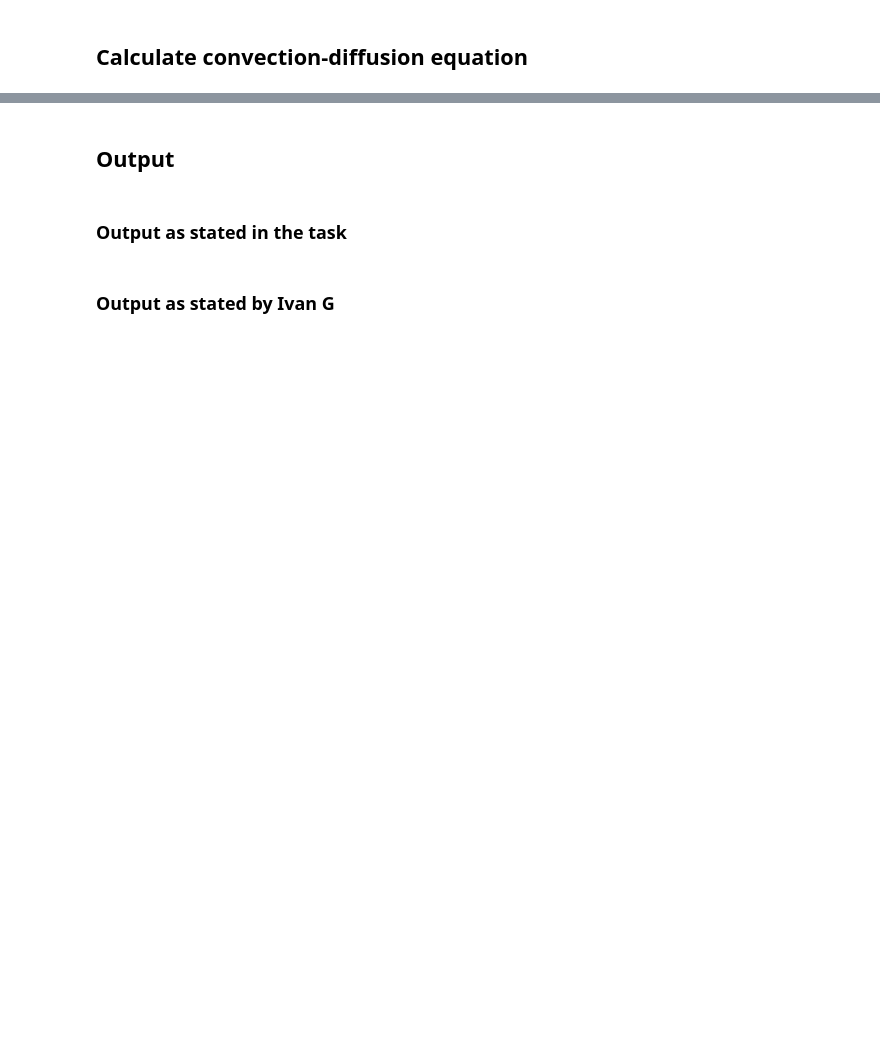
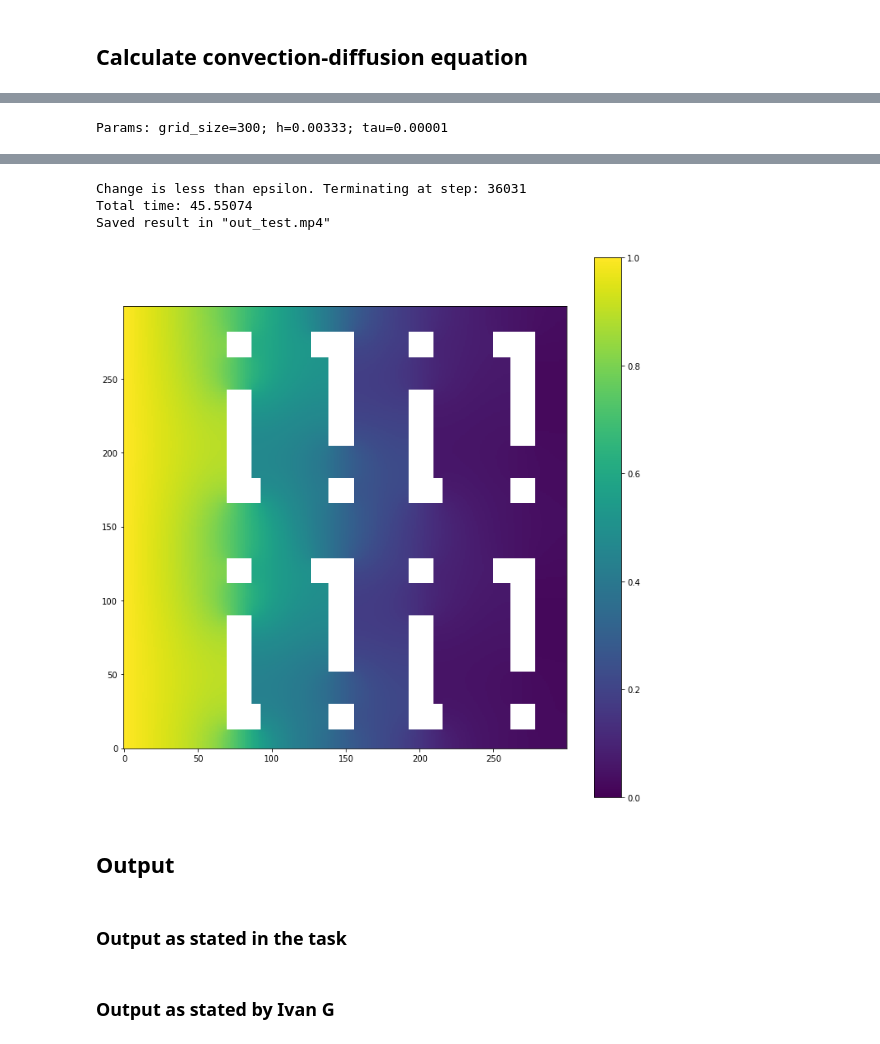
Before and after one commit to kzvdar42/NM_convection_diffusion, a Jupyter notebook: NM-Project.ipynb, the cells around one changed output, grey strips where cells are left out. Cells and saved outputs as stored; diff of their text form; code cells hidden in the pictures; blank space fills up the shorter version.

```diff
--- a/NM-Project.ipynb
+++ b/NM-Project.ipynb
@@ -198,0 +181,42 @@ Change is less than epsilon. Terminating at step: 36035
+# %%
+# Given parameters
+k = 0.5
+lambda_x = 1
+lambda_y = 0
+# Changeable parameters
+grid_scale = 3  # default grid is 100, better to scale by order of 3
+n_iters = int(1e4 * 5)
+eps = 10e-6
+tau_coeff = 1
+save_video =True
+video_path = 'out_test.mp4' # If you get error about ffmpeg, change to `.gif` (may help)
+
+# Create figure in order to be able to save a video.
+fig = plt.figure()
+
+start = time.time()
+# Create du map. (True in places where du/dt = 0)
+du_map = create_du_map(grid_scale)
+
+# Solve.
+u_res, ims = convDiff(k, lambda_x, lambda_y, n_iters,
+                du_map, eps, tau_coeff=tau_coeff,
+                save_video=save_video)
+end = time.time()
+print(f'Total time: {end - start:.5f}')
+
+# Save video.
+if save_video:
+    plt.colorbar()
+    ani = animation.ArtistAnimation(fig, ims, interval=100, blit=True, repeat_delay=1000)
+    ani.save(video_path)
+    print(f'Saved result in "{video_path}"')
+
+# Plot.
+plt.imshow(u_res.T, cmap=current_cmap)
+plt.gca().invert_yaxis()
+# plt.colorbar()
+plt.clim(0, 1)
+plt.show()
+# %% [output]
+Params: grid_size=300; h=0.00333; tau=0.00001
@@ -199,3 +224,7 @@ Change is less than epsilon. Terminating at step: 36035
+Change is less than epsilon. Terminating at step: 36031
+Total time: 45.55074
+Saved result in "out_test.mp4"
+[figure, added]
 # %% [markdown]
 ## Output
 # %%
```
Also changed, not shown: parts of 9 cells of this notebook, 2 other files.
